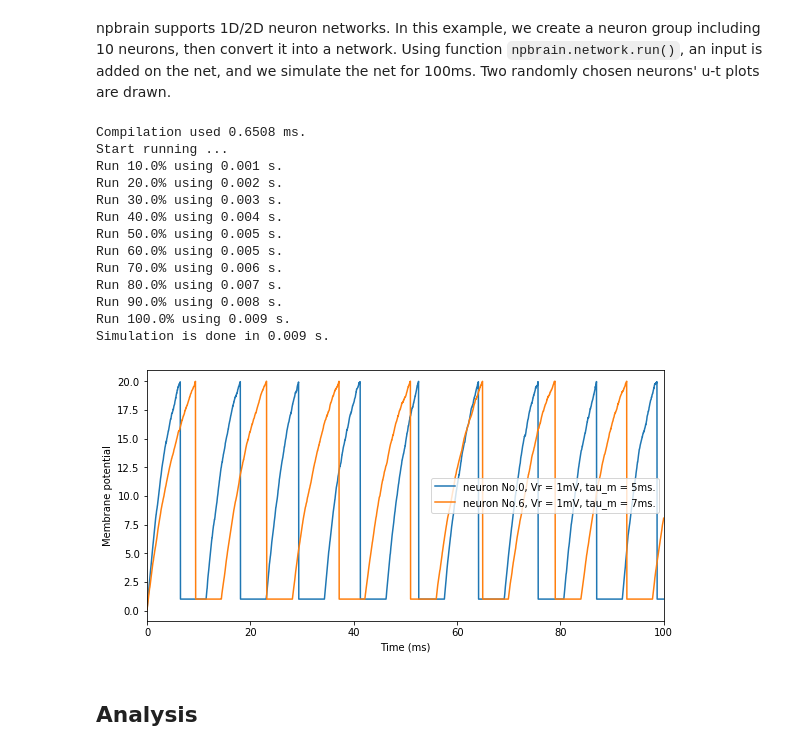
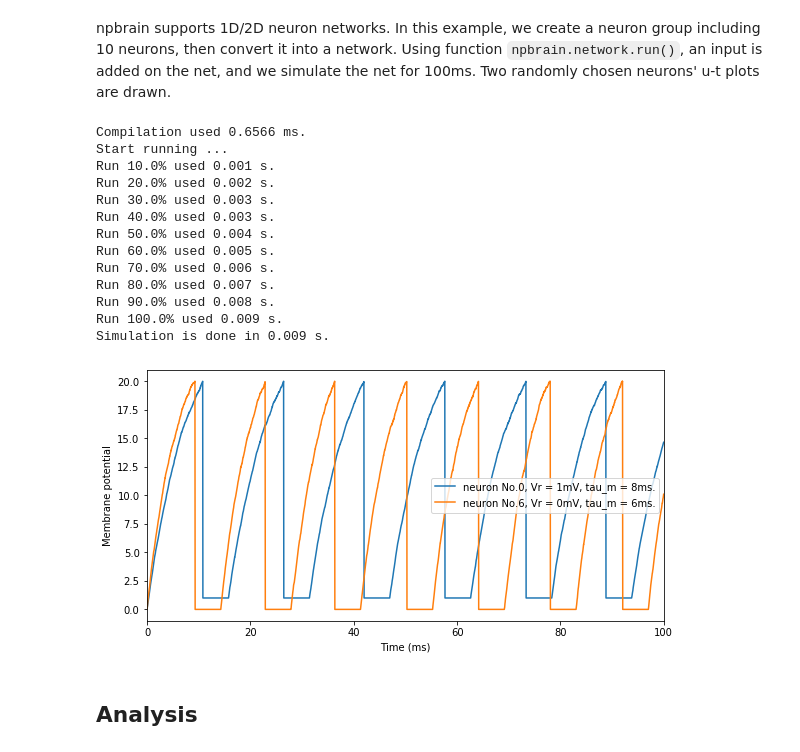
Before and after one commit to Gracewx/BrainPy-Models, a Jupyter notebook: docs/neurons/LIF_model.ipynb, the cells around one changed output. Cells and saved outputs as stored; diff of their text form; code cells hidden in the pictures.

```diff
--- a/docs/neurons/LIF_model.ipynb
+++ b/docs/neurons/LIF_model.ipynb
@@ -64,7 +67,7 @@ During the progress of "jump" and "reset", we say the neuron fires and generates
 # %%
 ## define Leaky Integrate-and-Fire model
 def LIF_model(Vr = 0., Vth = 20., Rm = 1., Cm = 10., tau_m = 10., refTime = 5., noise = 0.):
-    ST = nb.types.NeuState(
+    ST = bp.types.NeuState(
         {'Vm': 0, 'refState': 0, 'input':0, 'spikeCnt':0}
     )
     '''
@@ -75,11 +78,9 @@ def LIF_model(Vr = 0., Vth = 20., Rm = 1., Cm = 10., tau_m = 10., refTime = 5.,
     spikeCnt: total spike cnt (record to compute firing rate).
     '''
 
-    g = lambda V, _t_, I_syn: noise / tau_m
-
-    @nb.integrate (noise = g)
+    @bp.integrate
     def int_v(V, _t_, I_syn):  # integrate u(t)
-        return (- ( V - Vr ) + Rm * I_syn) / tau_m
+        return (- ( V - Vr ) + Rm * I_syn) / tau_m, noise / tau_m
 
     def update(ST, _t_):
         # update variables
@@ -95,53 +96,52 @@ def LIF_model(Vr = 0., Vth = 20., Rm = 1., Cm = 10., tau_m = 10., refTime = 5.,
             ST['refState'] -= 1
         ST['input'] = 0.  #ST['input'] is current input (only valid for current step, need reset each step)
 
-    return nb.NeuType(name = 'LIF_neuron', requires = dict(ST=ST), steps = update, vector_based = False)
+    return bp.NeuType(name = 'LIF_neuron', requires = dict(ST=ST), steps = update, vector_based = False)
 # %% [markdown]
 npbrain supports 1D/2D neuron networks. In this example, we create a neuron group including 10 neurons, then convert it into a network. Using function <code>npbrain.network.run()</code>, an input is added on the net, and we simulate the net for 100ms. Two randomly chosen neurons' u-t plots are drawn.
 # %%
 LIF_neuron = LIF_model(noise = 1.)
 
-neu = nb.NeuGroup(LIF_neuron, geometry = (10, ), monitors = ['Vm'],
+neu = bp.NeuGroup(LIF_neuron, geometry = (10, ), monitors = ['Vm'],
                   pars_update = {
                   'Vr': np.random.randint(0, 2, size = (10,)),
-                  'tau_m': np.random.randint(5, 10, size = (10,))  #,
-                  #'noise': 1.
+                  'tau_m': np.random.randint(5, 10, size = (10,))  ,
+                  'noise': 1.
                  })  #create a neuron group with 10 neurons.
-neu.update_pars()
-net = nb.Network(neu)
+net = bp.Network(neu)
 
 net.run(duration = duration, inputs = [neu, "ST.input", 26.], report = True)
 #simulate for 100 ms. Give external input = [receiver, field name, strength]
 
 #paint
 ts = net.ts
-fig, gs = nb.visualize.get_figure(1, 1, 4, 8)
+fig, gs = bp.visualize.get_figure(1, 1, 4, 8)
 
 fig.add_subplot(gs[0, 0])
-plt.plot(ts, neu.mon.Vm[:, 0], label = f'neuron No.{0}, Vr = {neu._pars_to_update["Vr"][0]}mV, tau_m = {neu._pars_to_update["tau_m"][0]}ms.')
-plt.plot(ts, neu.mon.Vm[:, 1], label = f'neuron No.{6}, Vr = {neu._pars_to_update["Vr"][6]}mV, tau_m = {neu._pars_to_update["tau_m"][6]}ms.')
+plt.plot(ts, neu.mon.Vm[:, 0], label = f'neuron No.{0}, Vr = {neu.pars.get("Vr")[0]}mV, tau_m = {neu.pars.get("tau_m")[0]}ms.')
+plt.plot(ts, neu.mon.Vm[:, 6], label = f'neuron No.{6}, Vr = {neu.pars.get("Vr")[6]}mV, tau_m = {neu.pars.get("tau_m")[6]}ms.')
 #paint Vm-t plot of 1st and 2nd neuron
 plt.ylabel('Membrane potential')
 plt.xlim(-0.1, net.t_end - net.t_start + 0.1)
 plt.legend()
 plt.xlabel('Time (ms)')
 
 plt.show()
 # %% [output]
-Compilation used 0.6508 ms.
+Compilation used 0.6566 ms.
 Start running ...
-Run 10.0% using 0.001 s.
-Run 20.0% using 0.002 s.
-Run 30.0% using 0.003 s.
-Run 40.0% using 0.004 s.
-Run 50.0% using 0.005 s.
-Run 60.0% using 0.005 s.
-Run 70.0% using 0.006 s.
-Run 80.0% using 0.007 s.
-Run 90.0% using 0.008 s.
-Run 100.0% using 0.009 s.
+Run 10.0% used 0.001 s.
+Run 20.0% used 0.002 s.
+Run 30.0% used 0.003 s.
+Run 40.0% used 0.003 s.
+Run 50.0% used 0.004 s.
+Run 60.0% used 0.005 s.
+Run 70.0% used 0.006 s.
+Run 80.0% used 0.007 s.
+Run 90.0% used 0.008 s.
+Run 100.0% used 0.009 s.
 Simulation is done in 0.009 s.
-[figure, old version]
+[figure, new version]
 # %% [markdown]
 ## Analysis
 # %% [markdown]
```
Also changed, not shown: parts of 5 cells of this notebook, 4 other files.
